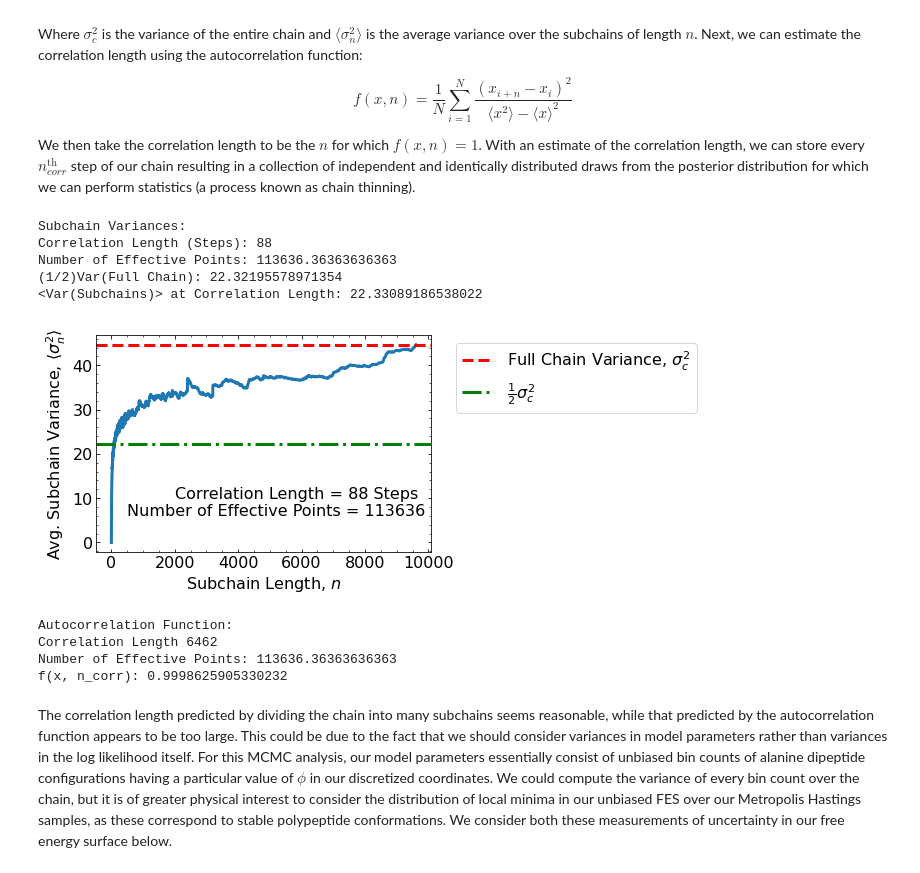
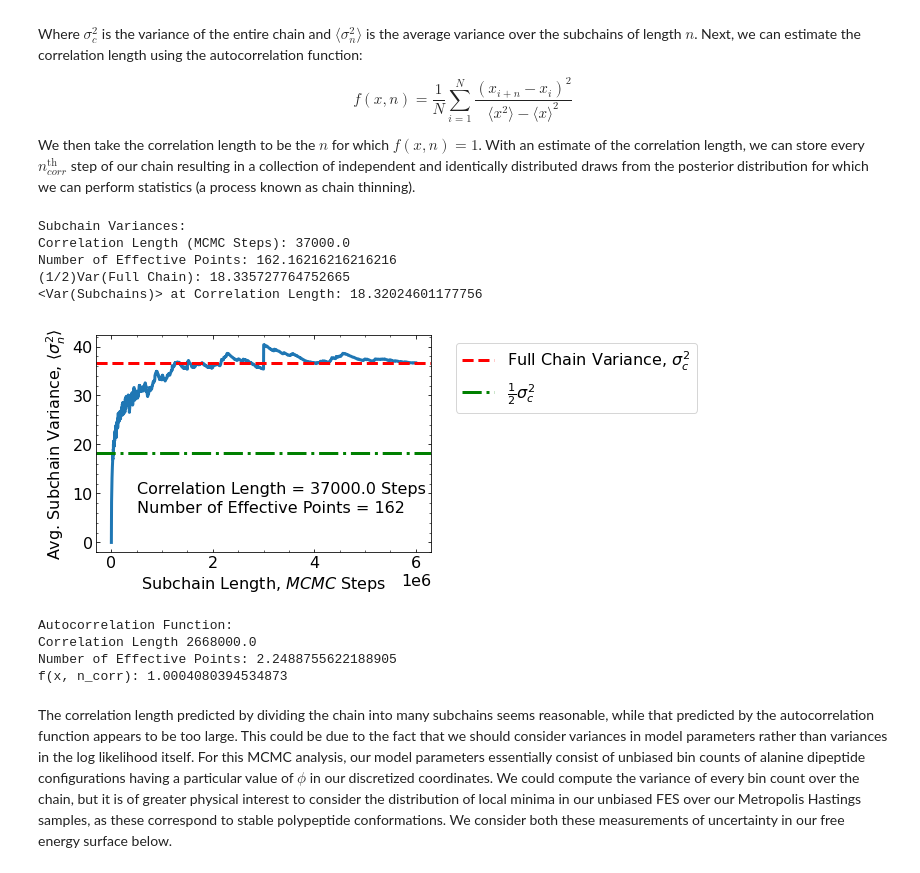
Before and after one commit to jsheppard95/bayeswham_python, a Jupyter notebook: PHYS240_Final_JacksonSheppard.ipynb, the cells around one changed output. Saved outputs shown, nothing was run; the diff lists cells and outputs as text; code cells hidden in the pictures.

```diff
--- a/PHYS240_Final_JacksonSheppard.ipynb
+++ b/PHYS240_Final_JacksonSheppard.ipynb
@@ -513,7 +517,7 @@ as chain thinning).
 SAVE_MOD_MH = 1e3
 STEPS_MH = 1e7
 n_burn = .4e7
-n_burn_idx = int(n_burn*SAVE_MOD_MH/STEPS_MH)
+n_burn_idx = int(n_burn/SAVE_MOD_MH - 1)
 step_MH_burned = step_MH[n_burn_idx:]
 logL_MH_burned = logL_MH[n_burn_idx:]
 
@@ -528,7 +532,6 @@ def find_corr_length(param, n_vals):
         subchain_vars = np.var(subchains, axis=1)
         var_subchain_avgs[i] = np.mean(subchain_vars)
     # Find correlation length
-    # Quick stack overflow trick, TODO: break down
     corr_length_idx = (np.abs(var_subchain_avgs - tot_var/2)).argmin()
     return (corr_length_idx, var_subchain_avgs)
 
@@ -537,33 +540,33 @@ tot_var = np.var(logL_MH_burned)
 
 # Find correlation length and effective number of points
 corr_length_idx, var_subchain_avgs = find_corr_length(logL_MH_burned, n_vals)
-corr_length = n_vals[corr_length_idx]
-N_eff = STEPS_MH/corr_length
+corr_length = n_vals[corr_length_idx]*SAVE_MOD_MH
+N_eff = (STEPS_MH - n_burn)/corr_length
 print("Subchain Variances:")
-print("Correlation Length (Steps):", corr_length)
+print("Correlation Length (MCMC Steps):", corr_length)
 print("Number of Effective Points:", N_eff)
 print("(1/2)Var(Full Chain):", tot_var/2)
 print("<Var(Subchains)> at Correlation Length:", var_subchain_avgs[corr_length_idx])
 # %% [output]
 Subchain Variances:
-Correlation Length (Steps): 88
-Number of Effective Points: 113636.36363636363
-(1/2)Var(Full Chain): 22.32195578971354
-<Var(Subchains)> at Correlation Length: 22.33089186538022
+Correlation Length (MCMC Steps): 37000.0
+Number of Effective Points: 162.16216216216216
+(1/2)Var(Full Chain): 18.335727764752665
+<Var(Subchains)> at Correlation Length: 18.32024601177756
 # %%
 # Subchain variance plot
 f, ax = plt.subplots()
-ax.plot(n_vals, var_subchain_avgs)
+ax.plot(n_vals*SAVE_MOD_MH, var_subchain_avgs)
 ax.axhline(y=tot_var, color='r', linestyle='--', label=r"Full Chain Variance, $\sigma_c^2$")
 ax.axhline(y=tot_var/2, color='g', linestyle='-.', label=r"$\frac{1}{2}\sigma_c^2$")
 ax.legend(bbox_to_anchor=(1.05, 1.0), loc="upper left")
-ax.set_xlabel(r"Subchain Length, $n$")
+ax.set_xlabel(r"Subchain Length, $MCMC$ Steps")
 ax.set_ylabel(r"Avg. Subchain Variance, $\langle \sigma_n^2 \rangle$")
-ax.annotate("Correlation Length = {} Steps".format(corr_length), xy=(2000, 10))
-ax.annotate("Number of Effective Points = {}".format(int(N_eff)), xy=(500, 6))
+ax.annotate("Correlation Length = {} Steps".format(corr_length), xy=(0.5e6, 10))
+ax.annotate("Number of Effective Points = {}".format(int(N_eff)), xy=(0.5e6, 6))
 plt.show()
 # %% [output]
-[figure, old version]
+[figure, new version]
 # %%
 # Determine correlation length using autocorrelation function:
 def autocorr(x, n):
@@ -586,17 +589,17 @@ for i in range(len(n_vals)):
 # %%
 # Find n for which f(x, n) = 1
 autocorr_len_idx = (np.abs(autocorr_vals - 1)).argmin()
-autocorr_len = n_vals[autocorr_len_idx]
-autocorr_N_eff = STEPS_MH/autocorr_len
+autocorr_len = n_vals[autocorr_len_idx]*SAVE_MOD_MH
+autocorr_N_eff = (STEPS_MH - n_burn)/autocorr_len
 print("Autocorrelation Function:")
 print("Correlation Length", autocorr_len)
-print("Number of Effective Points:", N_eff)
+print("Number of Effective Points:", autocorr_N_eff)
 print("f(x, n_corr):", autocorr_vals[autocorr_len_idx])
 # %% [output]
 Autocorrelation Function:
-Correlation Length 6462
-Number of Effective Points: 113636.36363636363
-f(x, n_corr): 0.9998625905330232
+Correlation Length 2668000.0
+Number of Effective Points: 2.2488755622188905
+f(x, n_corr): 1.0004080394534873
 # %% [markdown]
 The correlation length predicted by dividing the chain into many subchains seems reasonable, while that predicted
 by the autocorrelation function appears to be too large. This could be due to the fact that we should consider
```
Also changed, not shown: parts of 12 cells of this notebook.
